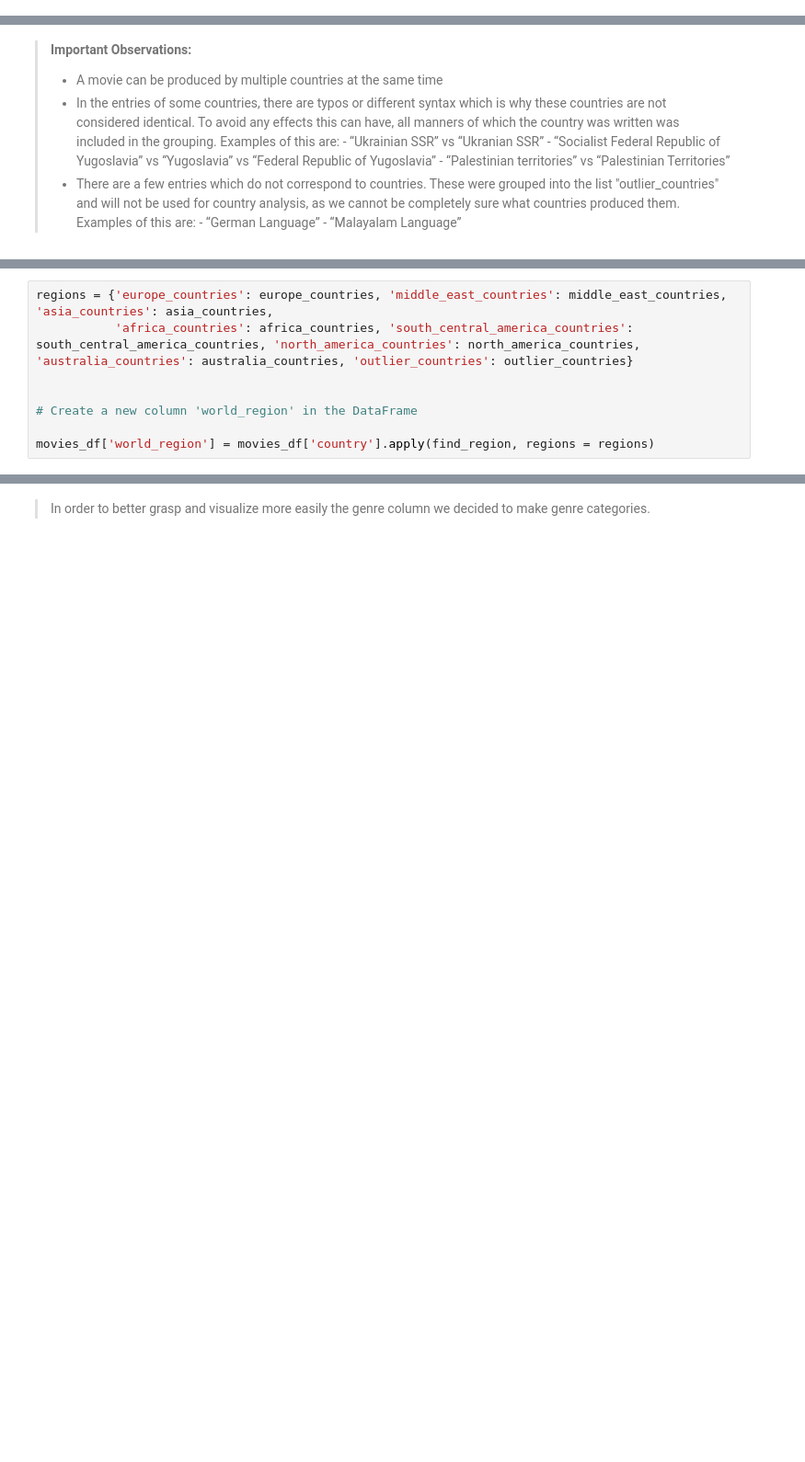
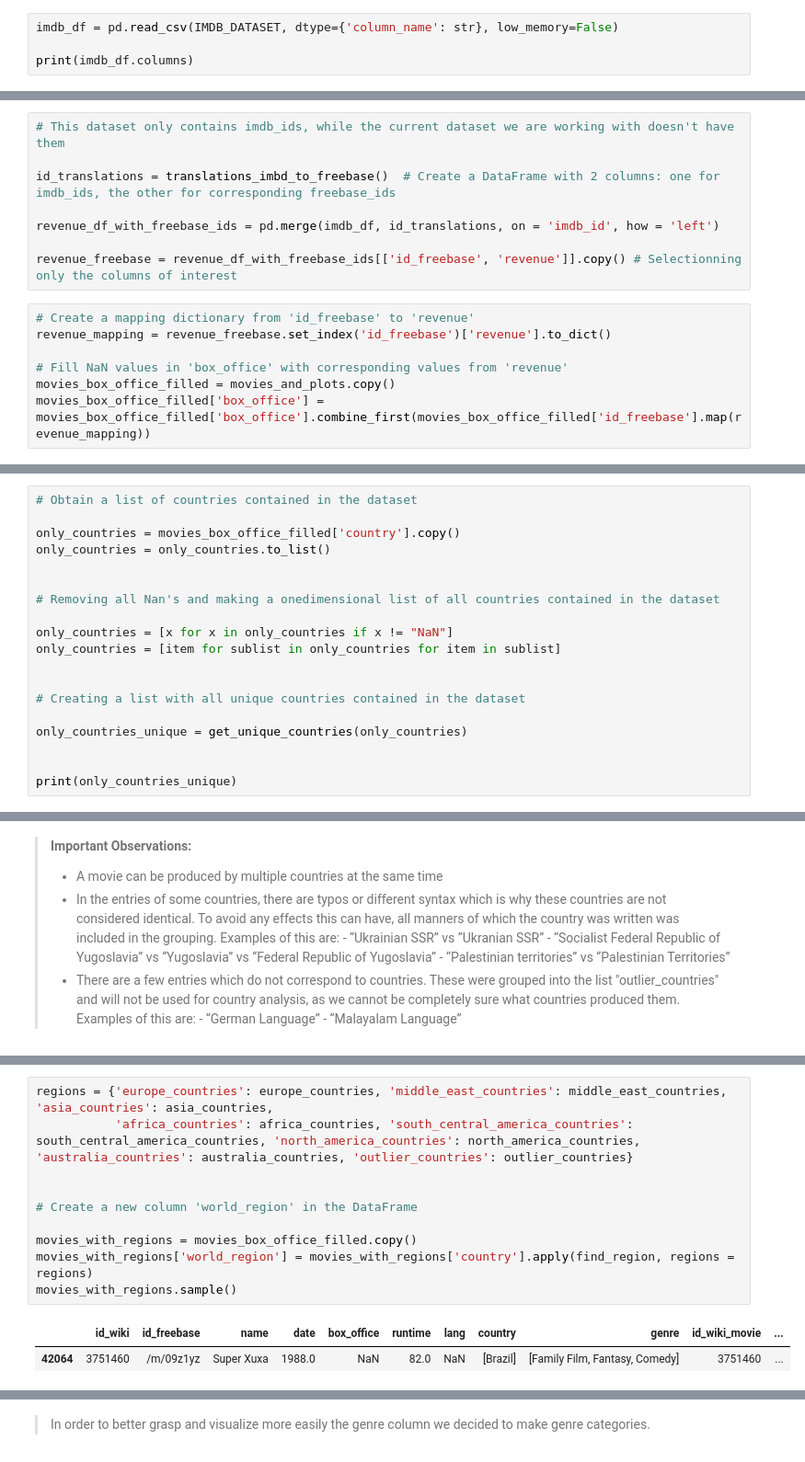
Before and after one commit to epfl-ada/ada-2023-project-onsecalme123, a Jupyter notebook: milestone2.ipynb, the cells around one changed output, grey strips where cells are left out. Shown at 92% size. Cells and saved outputs as stored; diff of their text form; blank space fills up the shorter version.

```diff
--- a/milestone2.ipynb
+++ b/milestone2.ipynb
@@ -191,0 +184,4 @@ genre: 0 NaN values, which represents 0.00 % of the column.
+# %%
+imdb_df = pd.read_csv(IMDB_DATASET, dtype={'column_name': str}, low_memory=False)
+
+print(imdb_df.columns)
@@ -191,0 +196,15 @@ genre: 0 NaN values, which represents 0.00 % of the column.
+# %%
+# This dataset only contains imdb_ids, while the current dataset we are working with doesn't have them
+
+id_translations = translations_imbd_to_freebase()  # Create a DataFrame with 2 columns: one for imdb_ids, the other for corresponding freebase_ids
+
+revenue_df_with_freebase_ids = pd.merge(imdb_df, id_translations, on = 'imdb_id', how = 'left')
+
+revenue_freebase = revenue_df_with_freebase_ids[['id_freebase', 'revenue']].copy() # Selectionning only the columns of interest
+# %%
+# Create a mapping dictionary from 'id_freebase' to 'revenue'
+revenue_mapping = revenue_freebase.set_index('id_freebase')['revenue'].to_dict()
+
+# Fill NaN values in 'box_office' with corresponding values from 'revenue'
+movies_box_office_filled = movies_and_plots.copy()
+movies_box_office_filled['box_office'] = movies_box_office_filled['box_office'].combine_first(movies_box_office_filled['id_freebase'].map(revenue_mapping))
@@ -202,3 +234,22 @@ genre: 0 NaN values, which represents 0.00 % of the column.
 >
 >--> Check how many movies are contained for each subdivision over time? Do we have enough movies for each division at each timepoint to be able to draw relevant conclusions?
 (Here we don't only check if our partitioning is adequate but also the general timespan we can perform our analysis on: WWI may be too early)
+# %%
+# Obtain a list of countries contained in the dataset
+
+only_countries = movies_box_office_filled['country'].copy()
+only_countries = only_countries.to_list()
+
+
+# Removing all Nan's and making a onedimensional list of all countries contained in the dataset
+
+only_countries = [x for x in only_countries if x != "NaN"]
+only_countries = [item for sublist in only_countries for item in sublist]
+
+
+# Creating a list with all unique countries contained in the dataset
+
+only_countries_unique = get_unique_countries(only_countries)
+
+
+print(only_countries_unique)
@@ -258,9 +291,14 @@ Number of countries in the dataset: 147
 # %%
 regions = {'europe_countries': europe_countries, 'middle_east_countries': middle_east_countries, 'asia_countries': asia_countries,
            'africa_countries': africa_countries, 'south_central_america_countries': south_central_america_countries, 'north_america_countries': north_america_countries, 'australia_countries': australia_countries, 'outlier_countries': outlier_countries}
 
 
 # Create a new column 'world_region' in the DataFrame
 
-movies_df['world_region'] = movies_df['country'].apply(find_region, regions = regions)
+movies_with_regions = movies_box_office_filled.copy()
+movies_with_regions['world_region'] = movies_with_regions['country'].apply(find_region, regions = regions)
+movies_with_regions.sample()
+# %% [output]
+|  | id_wiki | id_freebase | name | date | box_office | runtime | lang | country | genre | id_wiki_movie | ... |
+| 42064 | 3751460 | /m/09z1yz | Super Xuxa | 1988.0 | NaN | 82.0 | NaN | [Brazil] | [Family Film, Fantasy, Comedy] | 3751460 | ... |
 # %% [markdown]
```
Also changed, not shown: parts of 43 cells of this notebook.
